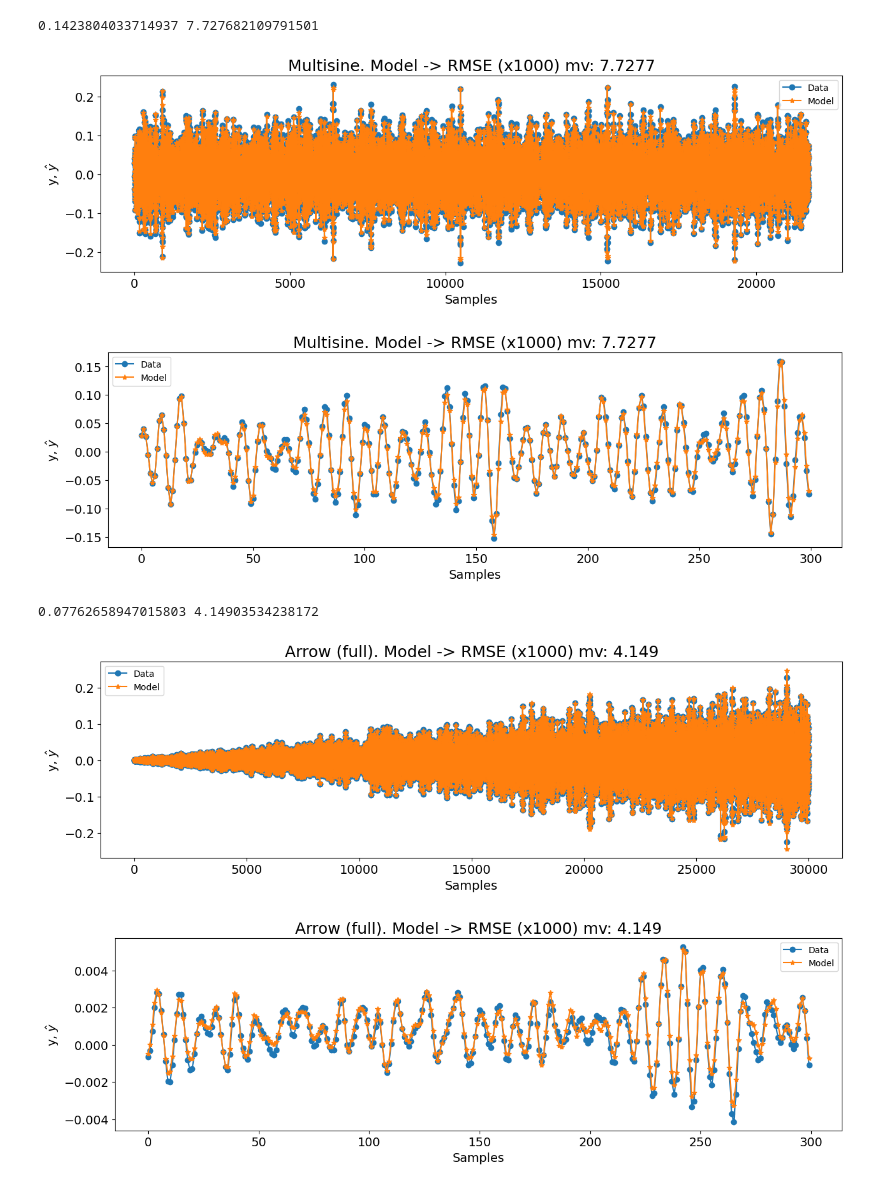
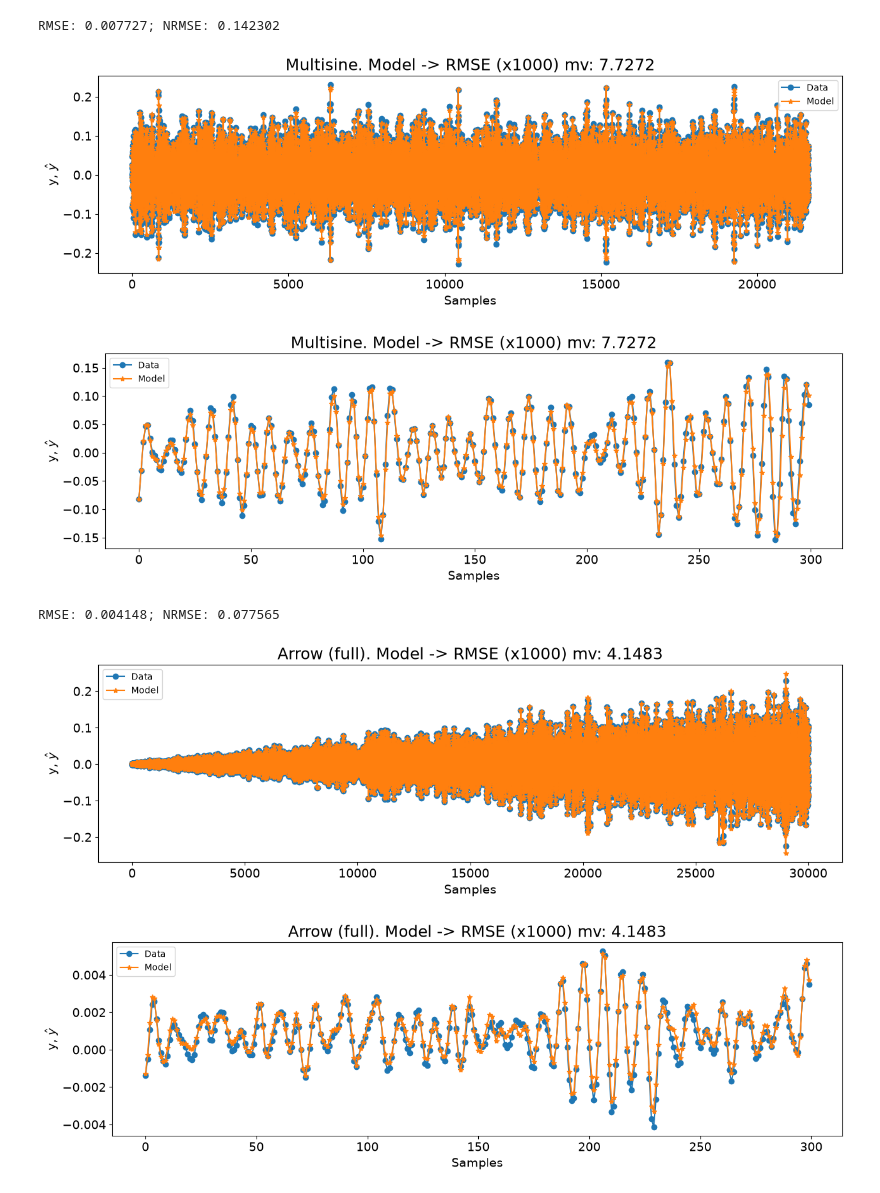
Before and after one commit to wilsonrljr/sysidentpy, a Jupyter notebook: examples/silver-box-system.ipynb, the cells around one changed output. Drawn from its saved outputs; the diff is of its cells as text; code cells hidden in the pictures.

Commit message:
docs: update Silverbox benchmark example

```diff
--- a/examples/silver-box-system.ipynb
+++ b/examples/silver-box-system.ipynb
@@ -152,42 +154,44 @@ We will start (as we did in every other case study) with a basic configuration o
 # %%
 basis_function = Polynomial(degree=2)
 model = FROLS(
     xlag=7,
     ylag=7,
     basis_function=basis_function,
     estimator=LeastSquares(),
     err_tol=0.999,
     n_terms=40,
     order_selection=False,
 )
 
 model.fit(X=x_train, y=y_train)
-y_test = np.concatenate([y_train[-model.max_lag :], y_test])
-x_test = np.concatenate([x_train[-model.max_lag :], x_test])
-yhat = model.predict(X=x_test, y=y_test[: model.max_lag, :])
-rmse = root_mean_squared_error(y_test[model.max_lag + n :], yhat[model.max_lag + n :])
-nrmse = rmse / y_test.std()
+if model.max_lag > n:
+    raise ValueError("The model lag exceeds the benchmark initialization window.")
+start = n - model.max_lag
+yhat = model.predict(X=x_test[start:], y=y_test[start:n])
+yhat = yhat[model.max_lag :]
+rmse = root_mean_squared_error(y_test[n:], yhat)
+nrmse = rmse / np.std(y_test[n:])
 rmse_mv = 1000 * rmse
-print(nrmse, rmse_mv)
+print(f"RMSE: {rmse:.6f}; NRMSE: {nrmse:.6f}")
 plot_results(
-    y=y_test[model.max_lag :],
-    yhat=yhat[model.max_lag :],
+    y=y_test[n:],
+    yhat=yhat,
     n=30000,
     figsize=(15, 4),
     title=f"Multisine. Model -> RMSE (x1000) mv: {round(rmse_mv, 4)}",
 )
 
 plot_results(
-    y=y_test[model.max_lag :],
-    yhat=yhat[model.max_lag :],
+    y=y_test[n:],
+    yhat=yhat,
     n=300,
     figsize=(15, 4),
     title=f"Multisine. Model -> RMSE (x1000) mv: {round(rmse_mv, 4)}",
 )
 # %% [output]
-0.1423804033714937 7.727682109791501
+RMSE: 0.007727; NRMSE: 0.142302
-[figure, old version]
+[figure, new version]
-[figure, old version]
+[figure, new version]
 # %%
 x_train, y_train = train_val.u, train_val.y
 test_multisine, test_arrow_full, test_arrow_no_extrapolation = test
@@ -207,36 +211,36 @@ model = FROLS(
 )
 
 model.fit(X=x_train, y=y_train)
-# we will not concatente the last values from train data to use as initial condition here because
-# this test data have a very different behavior.
-# However, if you want you can do that and you will see that the model will still perform
-# great after a few iterations
-yhat = model.predict(X=x_test, y=y_test[: model.max_lag, :])
-rmse = root_mean_squared_error(y_test[model.max_lag + n :], yhat[model.max_lag + n :])
-nrmse = rmse / y_test.std()
+if model.max_lag > n:
+    raise ValueError("The model lag exceeds the benchmark initialization window.")
+start = n - model.max_lag
+yhat = model.predict(X=x_test[start:], y=y_test[start:n])
+yhat = yhat[model.max_lag :]
+rmse = root_mean_squared_error(y_test[n:], yhat)
+nrmse = rmse / np.std(y_test[n:])
 rmse_mv = 1000 * rmse
 
-print(nrmse, rmse_mv)
+print(f"RMSE: {rmse:.6f}; NRMSE: {nrmse:.6f}")
 
 plot_results(
-    y=y_test[model.max_lag :],
-    yhat=yhat[model.max_lag :],
+    y=y_test[n:],
+    yhat=yhat,
     n=30000,
     figsize=(15, 4),
     title=f"Arrow (full). Model -> RMSE (x1000) mv: {round(rmse_mv, 4)}",
 )
 
 plot_results(
-    y=y_test[model.max_lag :],
-    yhat=yhat[model.max_lag :],
+    y=y_test[n:],
+    yhat=yhat,
     n=300,
     figsize=(15, 4),
     title=f"Arrow (full). Model -> RMSE (x1000) mv: {round(rmse_mv, 4)}",
 )
 # %% [output]
-0.07762658947015803 4.14903534238172
+RMSE: 0.004148; NRMSE: 0.077565
-[figure, old version]
+[figure, new version]
-[figure, old version]
+[figure, new version]
 # %%
 x_train, y_train = train_val.u, train_val.y
 test_multisine, test_arrow_full, test_arrow_no_extrapolation = test
```
Also changed, not shown: parts of 8 cells of this notebook, 2 other files.
